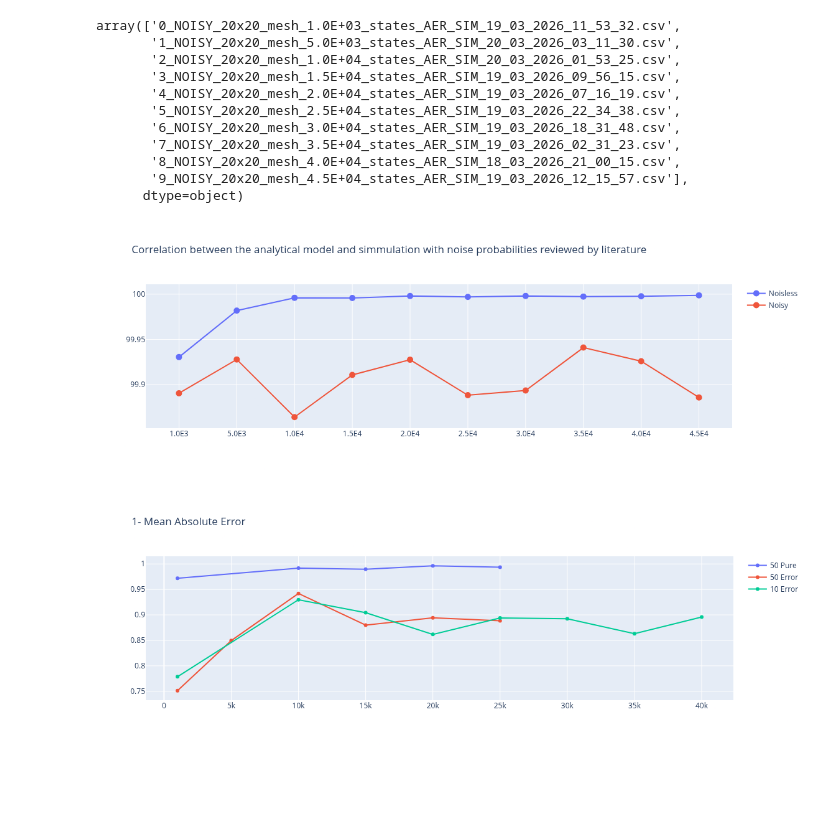
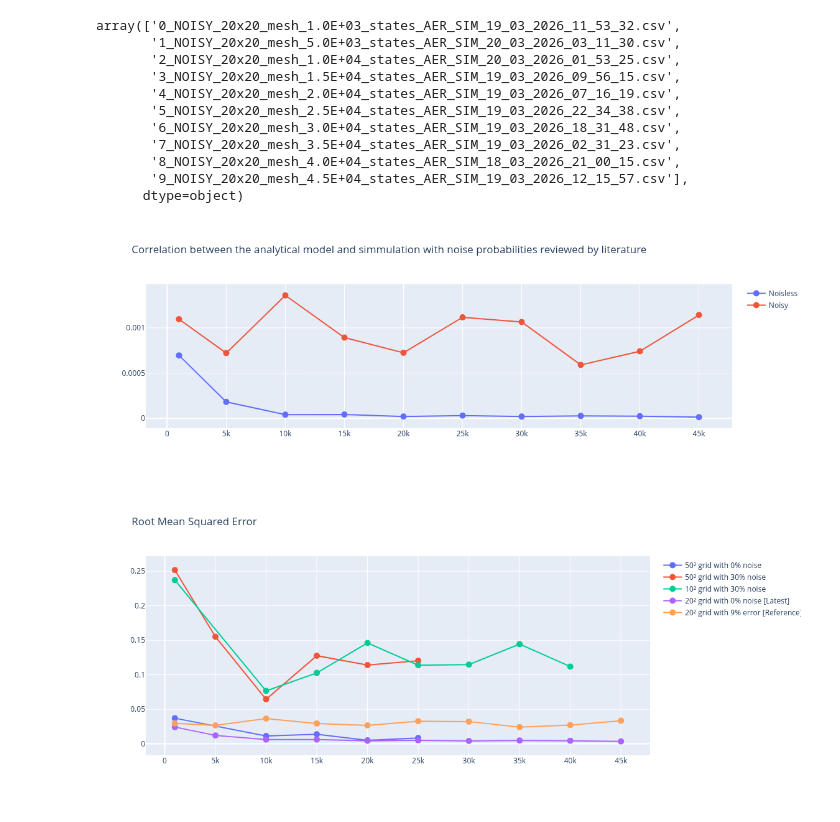
Before and after one commit to 4df31/QD-Biexciton-cascade-and-polarization-orientation-effect-on-QKD-protocol-E91, a Jupyter notebook: Plots.ipynb, the cells around one changed output. Drawn from its saved outputs; the diff is of its cells as text; code cells hidden in the pictures; blank space fills up the shorter version.

Commit message:
updated Plots notebook

```diff
--- a/Plots.ipynb
+++ b/Plots.ipynb
@@ -119,9 +119,10 @@ df_noisy = pd.DataFrame( dict(zip(['N_states','R2','MAE','MSE'],[['1.0E3','5.0E3
 # %%
 # Configuración del subplot
 fig = go.Figure()
-fig.add_trace(go.Scatter(x = df_reviewed['N_states'].values,
-                 y = df_reviewed['MSE'].values,
-                 name="Noisless"
+fig.add_trace(go.Scatter(
+                x = df_reviewed['N_states'].values,
+                y = df_reviewed['MSE'].values,
+                name="Noisless"
                  ))
 fig.add_trace(go.Scatter(
                  y = df_noisy['MSE'].values,
@@ -136,7 +137,7 @@ fig.update_layout(
     width = 700
 )
 # %% [output]
-[figure, old version]
+[figure, new version]
 # %%
 path = 'fixed error results/'
 
@@ -183,21 +184,21 @@ for experiment_name in test_filenames:
     theta_FSS = np.linspace(0,2*pi,10)
     beta_angle = np.linspace(0,pi,10)
     model_10_error = np.array([[analytical(theta=t,beta=b, alpha=alpha) for b in beta_angle] for t in theta_FSS])
-    correlation_10_error.append( 1 - mae(y_true=model_10_error,y_pred=experiment) )
+    correlation_10_error.append( rmse(y_true=model_10_error,y_pred=experiment) )
 
 for experiment_name in error_filenames:
     experiment = pd.read_csv(path+experiment_name+'.csv', header=None).dropna(axis=1,how='all').values
     theta_FSS = np.linspace(0,2*pi,50)
     beta_angle = np.linspace(0,pi,50)
     model_50_error = np.array([[analytical(theta=t,beta=b, alpha=alpha) for b in beta_angle] for t in theta_FSS])
-    correlation_50_error.append( 1 - mae(y_true=model_50_error,y_pred=experiment) )
+    correlation_50_error.append( rmse(y_true=model_50_error,y_pred=experiment) )
 
 for experiment_name in pure_filenames:
     experiment = pd.read_csv(path+experiment_name+'.csv', header=None).dropna(axis=1,how='all').values
     theta_FSS = np.linspace(0,2*pi,50)
     beta_angle = np.linspace(0,pi,50)
     model_50_pure = np.array([[analytical(theta=t,beta=b, alpha=alpha) for b in beta_angle] for t in theta_FSS])
-    correlation_50_pure.append( 1 - mae(y_true=model_50_pure,y_pred=experiment) )
+    correlation_50_pure.append( rmse(y_true=model_50_pure,y_pred=experiment) )
 
 
 # Creación de los DataFrames
@@ -218,41 +219,60 @@ fig.add_trace(
         x=df_50_pure['Number of states per QKD transmission'],
         y=df_50_pure['correlation factor R2'],
         mode='lines+markers',
-        name='50 Pure'
+        name='50² grid with 0% noise'
     ),
     row=1, col=1
 )
 
 # Agregar la segunda fila (row=2)
 fig.add_trace(
     go.Scatter(
         x=df_50_error['Number of states per QKD transmission'],
         y=df_50_error['correlation factor R2'],
         mode='lines+markers',
-        name='50 Error'
+        name='50² grid with 30% noise'
     ),
     row=1, col=1
 )
 
 # Agregar la tercera fila (row=3)
 fig.add_trace(
     go.Scatter(
         x=df_10_error['Number of states per QKD transmission'],
         y=df_10_error['correlation factor R2'],
         mode='lines+markers',
-        name='10 Error'
+        name='10² grid with 30% noise'
     ),
     row=1, col=1
+)
+fig.add_trace(go.Scatter(
+                x = df_reviewed['N_states'].values,
+                y = df_reviewed['RMSE'].values,
+                name="20² grid with 0% noise [Latest]"
+                 ))
+fig.add_trace(go.Scatter(
+                 y = df_noisy['RMSE'].values,
+                 x = df_noisy['N_states'].values,
+                name="20² grid with 9% error [Reference]"
+                 ))
+fig.update_traces(marker_size=10)
+
+fig.update_layout(
+    title = 'Correlation between the analytical model and simmulation with noise probabilities reviewed by literature\nMean Square Error',
+    height = 411,
+    width = 700
 )
 
 # Ajuste estético (recomendado para 3 filas)
 fig.update_layout(
-    height=411,
-    width=700,
-    title_text="1- Mean Absolute Error"
+    height=500,
+    width=889,
+    title_text="Root Mean Squared Error"
 )
 
+
+
 fig.show()
 # %% [output]
-[figure, old version]
+[figure, new version]
 # %%
```
Also changed, not shown: parts of 5 cells of this notebook.
